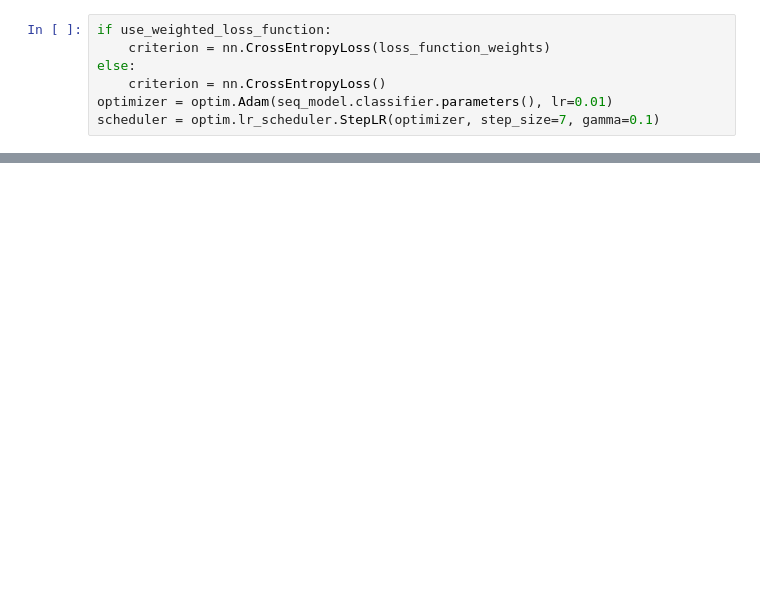
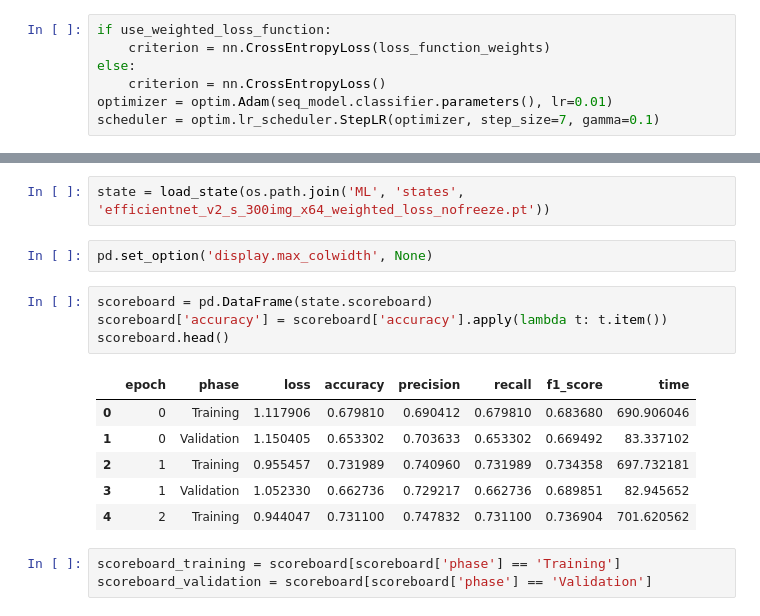
Before and after one commit to ErikWessel/MSCC-Notebooks, a Jupyter notebook: ml_program.ipynb, the cells around one changed output, grey strips where cells are left out. Cells and saved outputs as stored; diff of their text form; blank space fills up the shorter version.

```diff
--- a/ml_program.ipynb
+++ b/ml_program.ipynb
@@ -381,0 +468,18 @@ display_confusion_matrix(model_trained, validation_dataloader)
+# %%
+state = load_state(os.path.join('ML', 'states', 'efficientnet_v2_s_300img_x64_weighted_loss_nofreeze.pt'))
+# %%
+pd.set_option('display.max_colwidth', None)
+# %%
+scoreboard = pd.DataFrame(state.scoreboard)
+scoreboard['accuracy'] = scoreboard['accuracy'].apply(lambda t: t.item())
+scoreboard.head()
+# %% [output]
+|  | epoch | phase | loss | accuracy | precision | recall | f1_score | time |
+| 0 | 0 | Training | 1.117906 | 0.679810 | 0.690412 | 0.679810 | 0.683680 | 690.906046 |
+| 1 | 0 | Validation | 1.150405 | 0.653302 | 0.703633 | 0.653302 | 0.669492 | 83.337102 |
+| 2 | 1 | Training | 0.955457 | 0.731989 | 0.740960 | 0.731989 | 0.734358 | 697.732181 |
+| 3 | 1 | Validation | 1.052330 | 0.662736 | 0.729217 | 0.662736 | 0.689851 | 82.945652 |
+| 4 | 2 | Training | 0.944047 | 0.731100 | 0.747832 | 0.731100 | 0.736904 | 701.620562 |
+# %%
+scoreboard_training = scoreboard[scoreboard['phase'] == 'Training']
+scoreboard_validation = scoreboard[scoreboard['phase'] == 'Validation']
```
Also changed, not shown: parts of 19 cells of this notebook.
